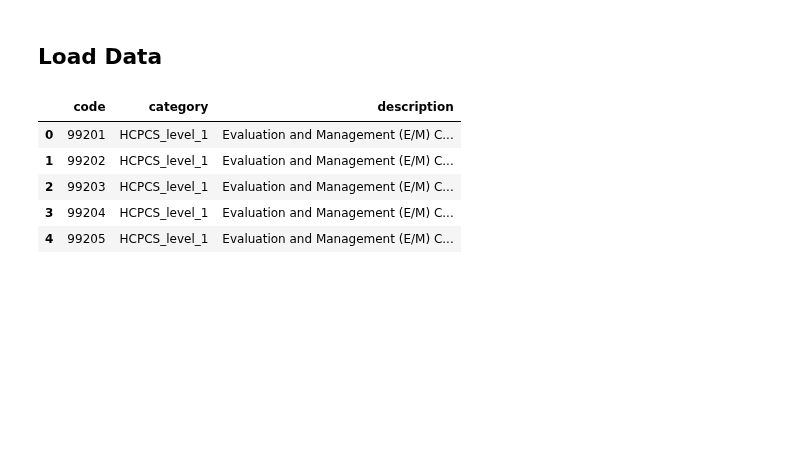
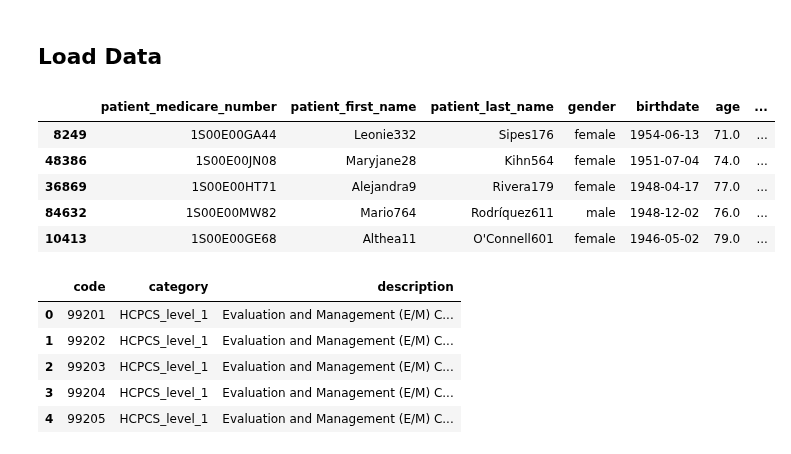
Before and after one commit to martza87/siads_696_mII, a Jupyter notebook: src/04_create_unsupervised_features.ipynb, the cells around one changed output. Cells and saved outputs as stored; diff of their text form; code cells hidden in the pictures; blank space fills up the shorter version.

```diff
--- a/src/04_create_unsupervised_features.ipynb
+++ b/src/04_create_unsupervised_features.ipynb
@@ -38,6 +38,15 @@ from sklearn.preprocessing import LabelEncoder
 path = "../data/clean"
 df = pd.read_pickle(f"{path}/patient_level.pkl")
 #df = pd.read_pickle(f"{path}/patient_level_sample.pkl")
+# %%
+df.head()
+# %% [output]
+|  | patient_medicare_number | patient_first_name | patient_last_name | gender | birthdate | age | ... |
+| 8249 | 1S00E00GA44 | Leonie332 | Sipes176 | female | 1954-06-13 | 71.0 | ... |
+| 48386 | 1S00E00JN08 | Maryjane28 | Kihn564 | female | 1951-07-04 | 74.0 | ... |
+| 36869 | 1S00E00HT71 | Alejandra9 | Rivera179 | female | 1948-04-17 | 77.0 | ... |
+| 84632 | 1S00E00MW82 | Mario764 | Rodríquez611 | male | 1948-12-02 | 76.0 | ... |
+| 10413 | 1S00E00GE68 | Althea11 | O'Connell601 | female | 1946-05-02 | 79.0 | ... |
 # %%
 
 mapper_path = "../data/mappers"
```
Also changed, not shown: parts of 11 cells of this notebook, 3 other files.
